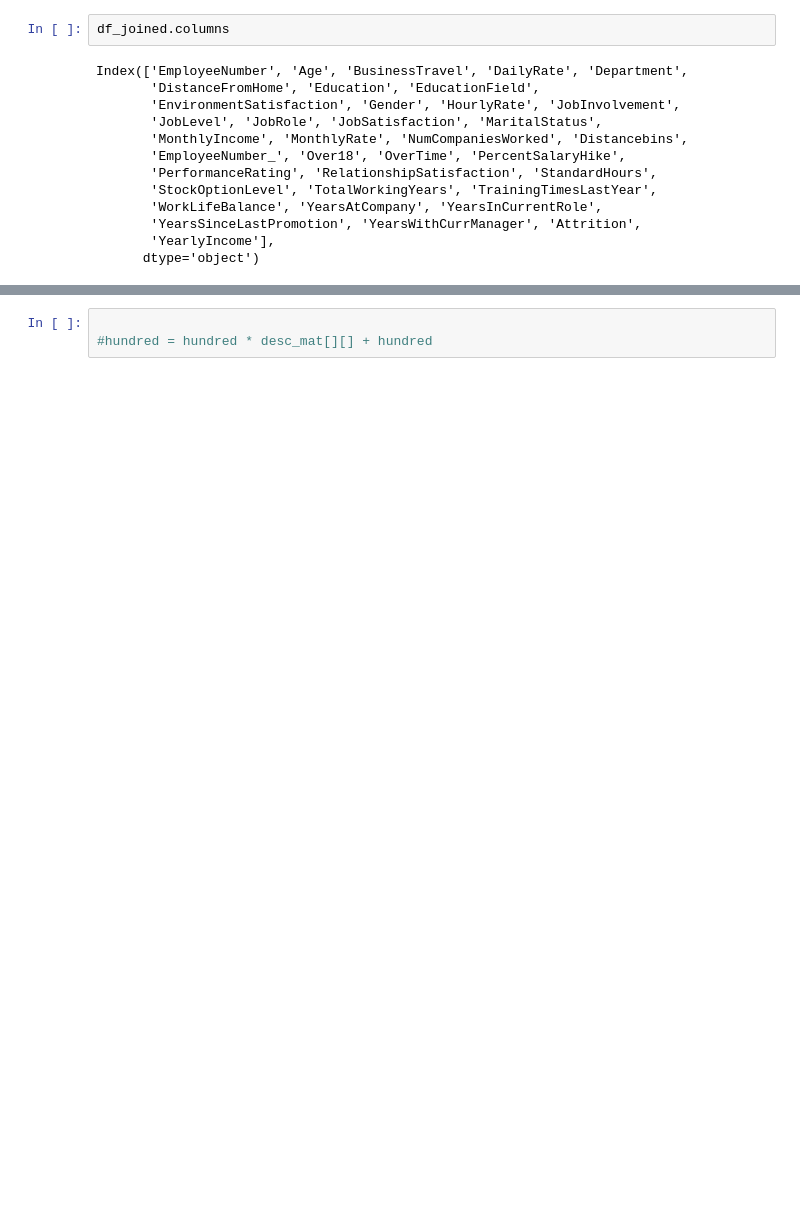
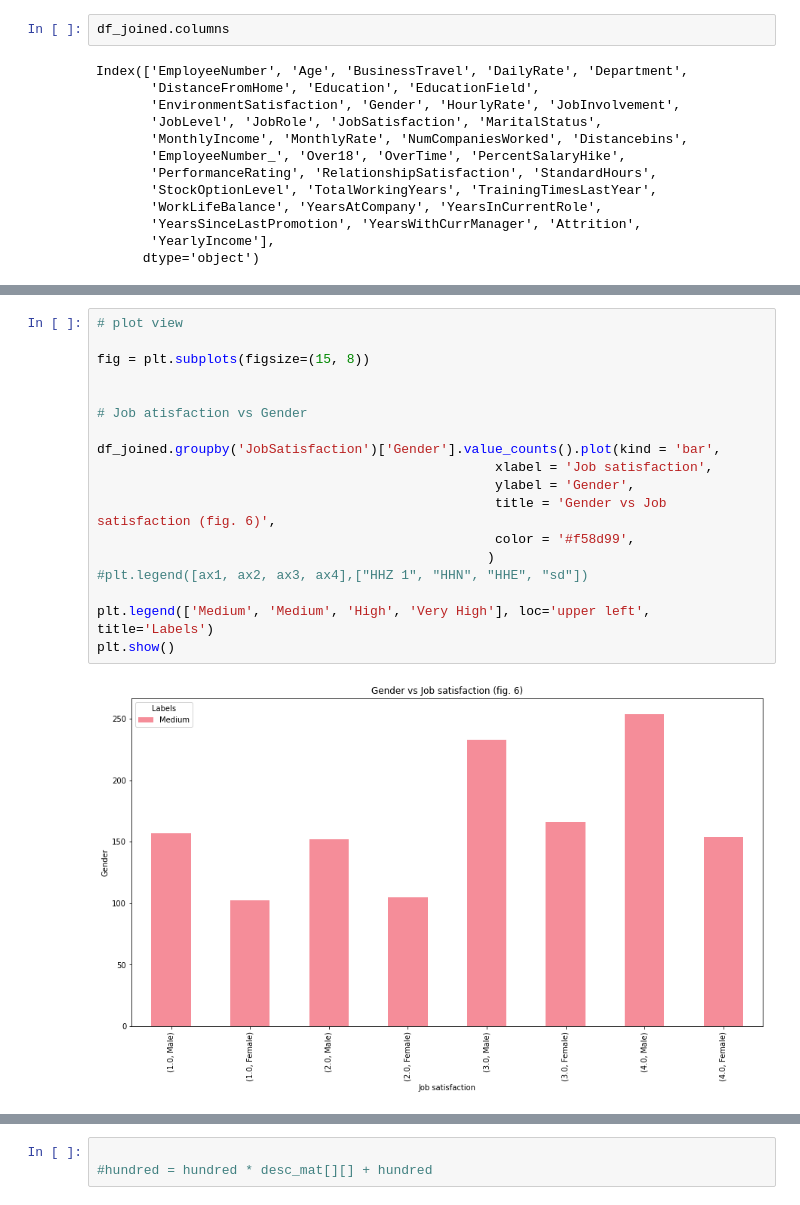
Before and after one commit to bvidru/ML_project_classification, a Jupyter notebook: ML_practical_project_classification.ipynb, the cells around one changed output, grey strips where cells are left out. Cells and saved outputs as stored; diff of their text form; blank space fills up the shorter version.

```diff
--- a/ML_practical_project_classification.ipynb
+++ b/ML_practical_project_classification.ipynb
@@ -771,0 +1059,20 @@ Index(['EmployeeNumber', 'Age', 'BusinessTravel', 'DailyRate', 'Department',
+# %%
+# plot view
+
+fig = plt.subplots(figsize=(15, 8))
+
+
+# Job atisfaction vs Gender
+
+df_joined.groupby('JobSatisfaction')['Gender'].value_counts().plot(kind = 'bar',
+                                                   xlabel = 'Job satisfaction',
+                                                   ylabel = 'Gender',
+                                                   title = 'Gender vs Job satisfaction (fig. 6)',
+                                                   color = '#f58d99',
+                                                  )
+#plt.legend([ax1, ax2, ax3, ax4],["HHZ 1", "HHN", "HHE", "sd"])
+
+plt.legend(['Medium', 'Medium', 'High', 'Very High'], loc='upper left', title='Labels')
+plt.show()
+# %% [output]
+[figure, added]
```
Also changed, not shown: parts of 131 cells of this notebook.
